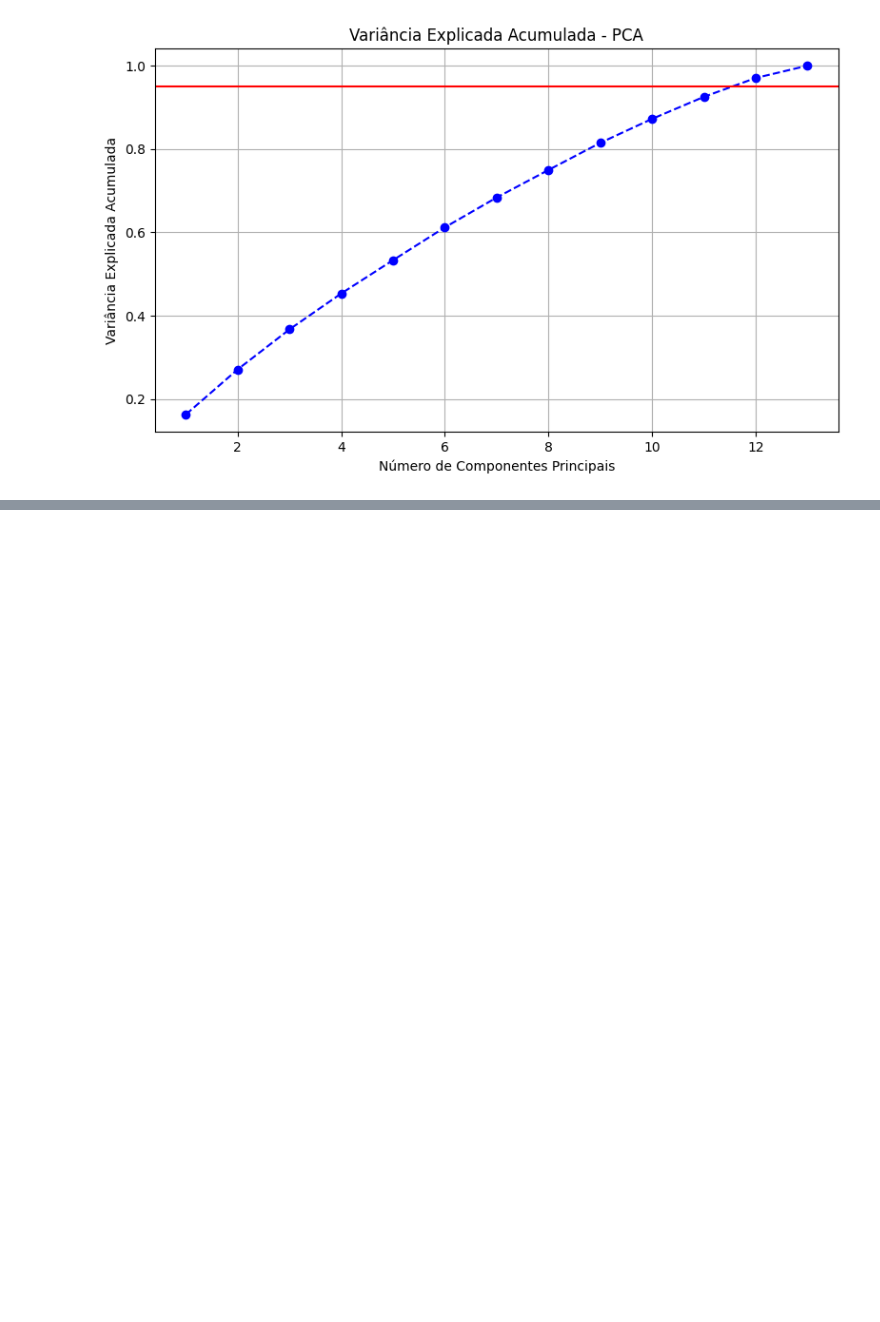
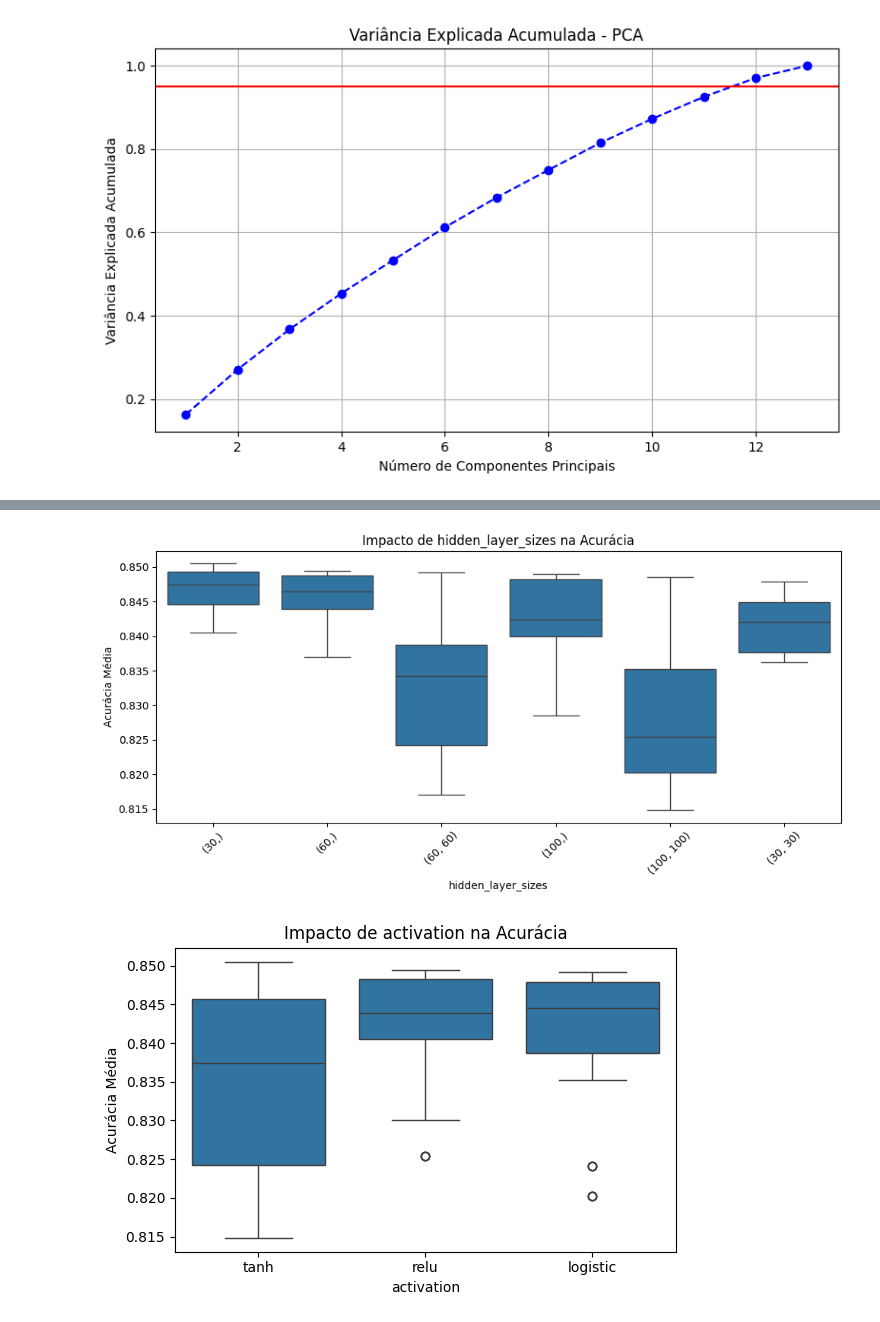
Before and after one commit to Joao-Giaretta/mlb, a Jupyter notebook: rede_neural.ipynb, the cells around one changed output, grey strips where cells are left out. Cells and saved outputs as stored; diff of their text form; code cells hidden in the pictures; blank space fills up the shorter version.

```diff
--- a/rede_neural.ipynb
+++ b/rede_neural.ipynb
@@ -219,19 +232,24 @@ plt.show()
 # %%
 # Boxplot: hidden_layer_sizes
 plt.figure(figsize=(10, 5))
-sns.boxplot(data=results, x='param_hidden_layer_sizes', y='mean_test_score')
+# Converter as tuplas em strings para o boxplot
+results['hidden_layer_sizes_str'] = results['param_hidden_layer_sizes'].astype(str)
+sns.boxplot(data=results, x='hidden_layer_sizes_str', y='mean_test_score')
 plt.title("Impacto de hidden_layer_sizes na Acurácia")
 plt.xticks(rotation=45)
 plt.xlabel("hidden_layer_sizes")
 plt.ylabel("Acurácia Média")
 plt.tight_layout()
 plt.show()
 
 # Boxplot: activation
 plt.figure(figsize=(6, 4))
 sns.boxplot(data=results, x='param_activation', y='mean_test_score')
 plt.title("Impacto de activation na Acurácia")
 plt.xlabel("activation")
 plt.ylabel("Acurácia Média")
 plt.tight_layout()
 plt.show()
+# %% [output]
+[figure, added]
+[figure, added]
```
Also changed, not shown: parts of 6 cells of this notebook.
